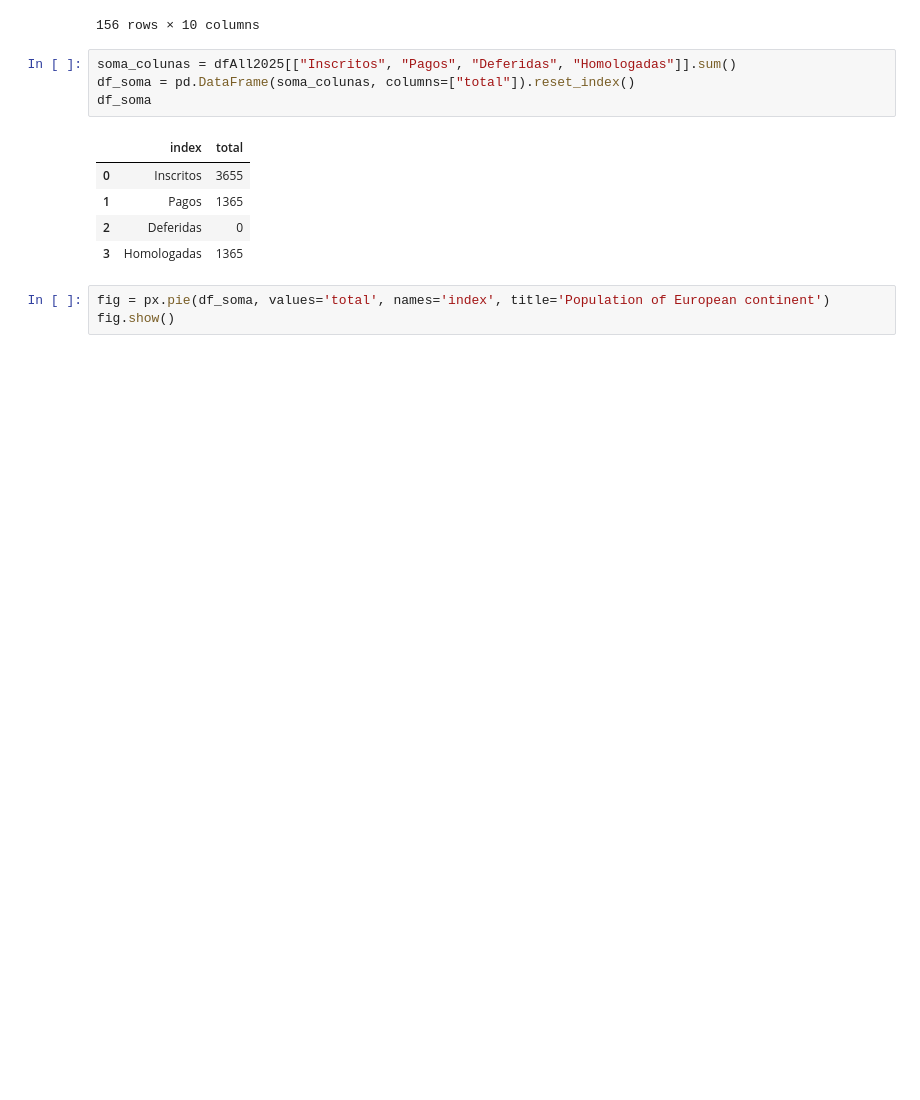
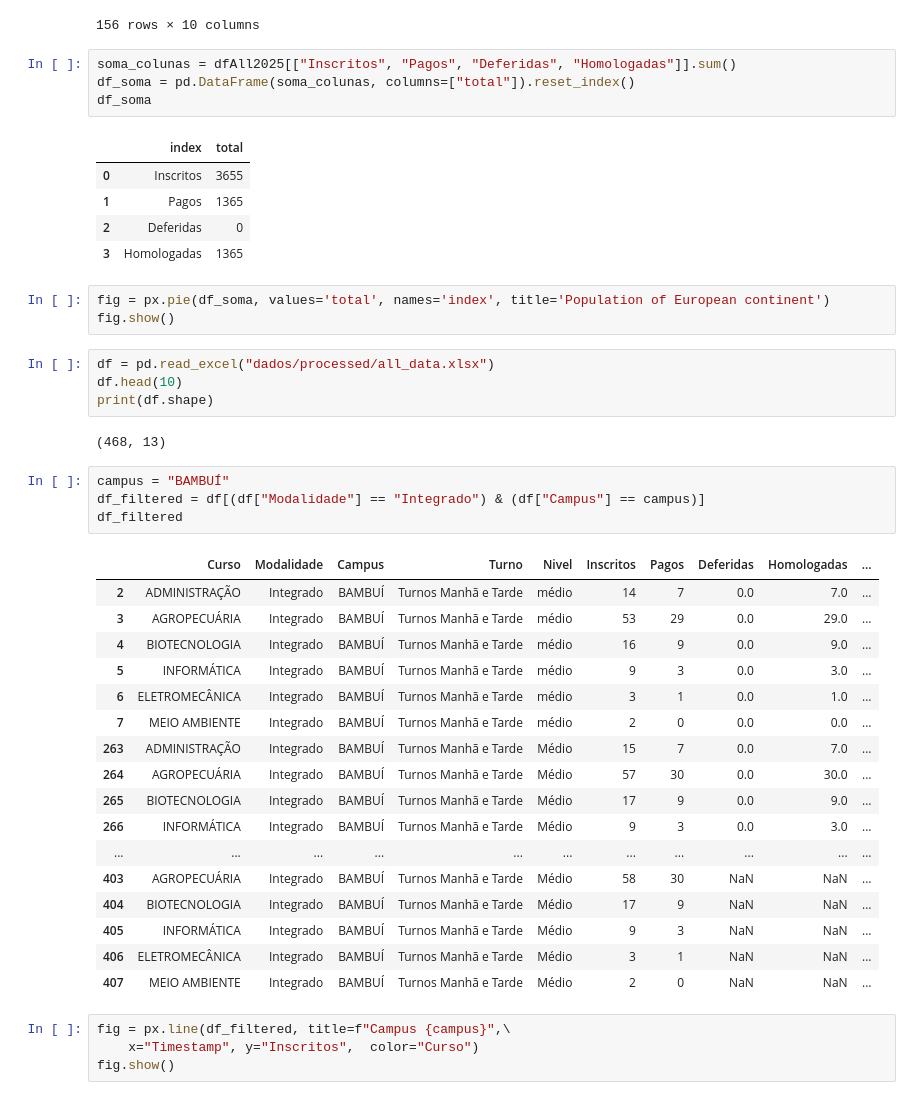
Before and after one commit to lucianovilasboas/vestibular2025, a Jupyter notebook: testes.ipynb, the cells around one changed output. Cells and saved outputs as stored; diff of their text form; blank space fills up the shorter version.

```diff
--- a/testes.ipynb
+++ b/testes.ipynb
@@ -149,3 +149,35 @@ df_soma
 # %%
 fig = px.pie(df_soma, values='total', names='index', title='Population of European continent')
 fig.show()
+# %%
+df = pd.read_excel("dados/processed/all_data.xlsx")
+df.head(10)
+print(df.shape)
+# %% [output]
+(468, 13)
+# %%
+campus = "BAMBUÍ"
+df_filtered = df[(df["Modalidade"] == "Integrado") & (df["Campus"] == campus)]
+df_filtered
+# %% [output]
+|  | Curso | Modalidade | Campus | Turno | Nivel | Inscritos | Pagos | Deferidas | Homologadas | ... |
+| 2 | ADMINISTRAÇÃO | Integrado | BAMBUÍ | Turnos Manhã e Tarde | médio | 14 | 7 | 0.0 | 7.0 | ... |
+| 3 | AGROPECUÁRIA | Integrado | BAMBUÍ | Turnos Manhã e Tarde | médio | 53 | 29 | 0.0 | 29.0 | ... |
+| 4 | BIOTECNOLOGIA | Integrado | BAMBUÍ | Turnos Manhã e Tarde | médio | 16 | 9 | 0.0 | 9.0 | ... |
+| 5 | INFORMÁTICA | Integrado | BAMBUÍ | Turnos Manhã e Tarde | médio | 9 | 3 | 0.0 | 3.0 | ... |
+| 6 | ELETROMECÂNICA | Integrado | BAMBUÍ | Turnos Manhã e Tarde | médio | 3 | 1 | 0.0 | 1.0 | ... |
+| 7 | MEIO AMBIENTE | Integrado | BAMBUÍ | Turnos Manhã e Tarde | médio | 2 | 0 | 0.0 | 0.0 | ... |
+| 263 | ADMINISTRAÇÃO | Integrado | BAMBUÍ | Turnos Manhã e Tarde | Médio | 15 | 7 | 0.0 | 7.0 | ... |
+| 264 | AGROPECUÁRIA | Integrado | BAMBUÍ | Turnos Manhã e Tarde | Médio | 57 | 30 | 0.0 | 30.0 | ... |
+| 265 | BIOTECNOLOGIA | Integrado | BAMBUÍ | Turnos Manhã e Tarde | Médio | 17 | 9 | 0.0 | 9.0 | ... |
+| 266 | INFORMÁTICA | Integrado | BAMBUÍ | Turnos Manhã e Tarde | Médio | 9 | 3 | 0.0 | 3.0 | ... |
+| ... | ... | ... | ... | ... | ... | ... | ... | ... | ... | ... |
+| 403 | AGROPECUÁRIA | Integrado | BAMBUÍ | Turnos Manhã e Tarde | Médio | 58 | 30 | NaN | NaN | ... |
+| 404 | BIOTECNOLOGIA | Integrado | BAMBUÍ | Turnos Manhã e Tarde | Médio | 17 | 9 | NaN | NaN | ... |
+| 405 | INFORMÁTICA | Integrado | BAMBUÍ | Turnos Manhã e Tarde | Médio | 9 | 3 | NaN | NaN | ... |
+| 406 | ELETROMECÂNICA | Integrado | BAMBUÍ | Turnos Manhã e Tarde | Médio | 3 | 1 | NaN | NaN | ... |
+| 407 | MEIO AMBIENTE | Integrado | BAMBUÍ | Turnos Manhã e Tarde | Médio | 2 | 0 | NaN | NaN | ... |
+# %%
+fig = px.line(df_filtered, title=f"Campus {campus}",\
+    x="Timestamp", y="Inscritos",  color="Curso")
+fig.show()
```
Also changed, not shown: 8 other files.
